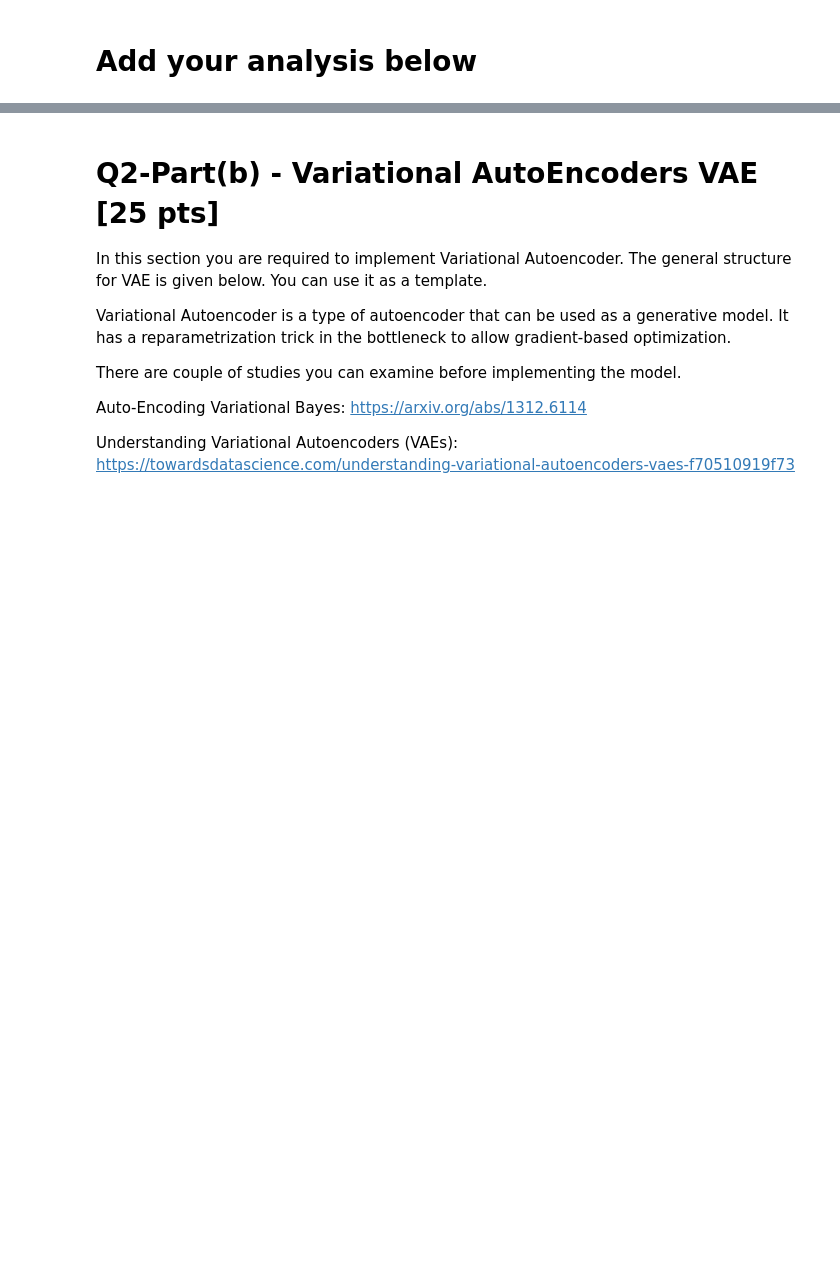
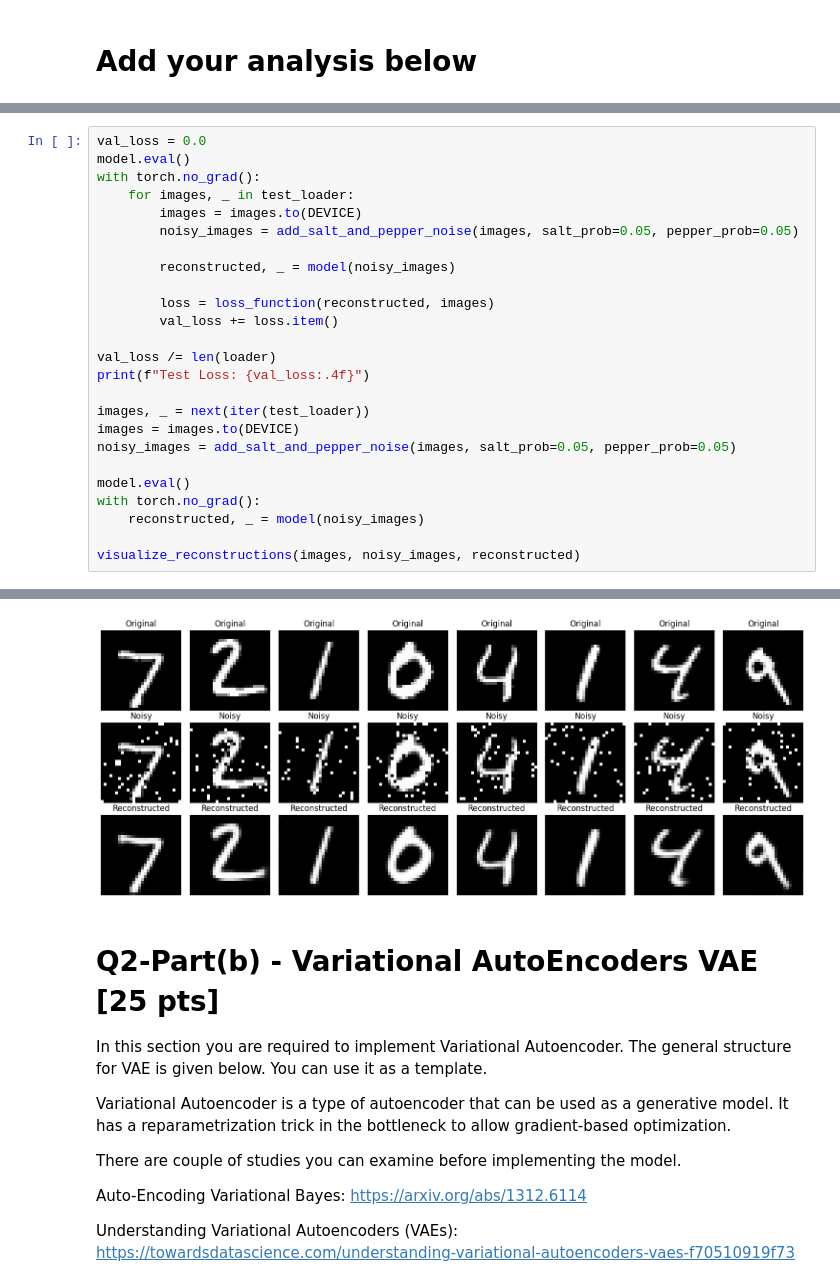
Before and after one commit to SeyyidOS/BLG561e-HW3, a Jupyter notebook: 2- Autoencoders.ipynb, the cells around one changed output, grey strips where cells are left out. Saved outputs shown, nothing was run; the diff lists cells and outputs as text; blank space fills up the shorter version.

```diff
--- a/2- Autoencoders.ipynb
+++ b/2- Autoencoders.ipynb
@@ -253,0 +323,26 @@ plt.show()
+# %%
+val_loss = 0.0
+model.eval()
+with torch.no_grad():
+    for images, _ in test_loader:
+        images = images.to(DEVICE)
+        noisy_images = add_salt_and_pepper_noise(images, salt_prob=0.05, pepper_prob=0.05)
+
+        reconstructed, _ = model(noisy_images)
+
+        loss = loss_function(reconstructed, images)
+        val_loss += loss.item()
+
+val_loss /= len(loader)
+print(f"Test Loss: {val_loss:.4f}")
+
+images, _ = next(iter(test_loader))
+images = images.to(DEVICE)
+noisy_images = add_salt_and_pepper_noise(images, salt_prob=0.05, pepper_prob=0.05)
+
+model.eval()
+with torch.no_grad():
+    reconstructed, _ = model(noisy_images)
+
+visualize_reconstructions(images, noisy_images, reconstructed)
+# %% [output]
@@ -254,3 +350,4 @@ plt.show()
+[figure, added]
 # %% [markdown]
 # Q2-Part(b) - Variational AutoEncoders VAE   [25 pts]
 
```
Also changed, not shown: parts of 18 cells of this notebook.
